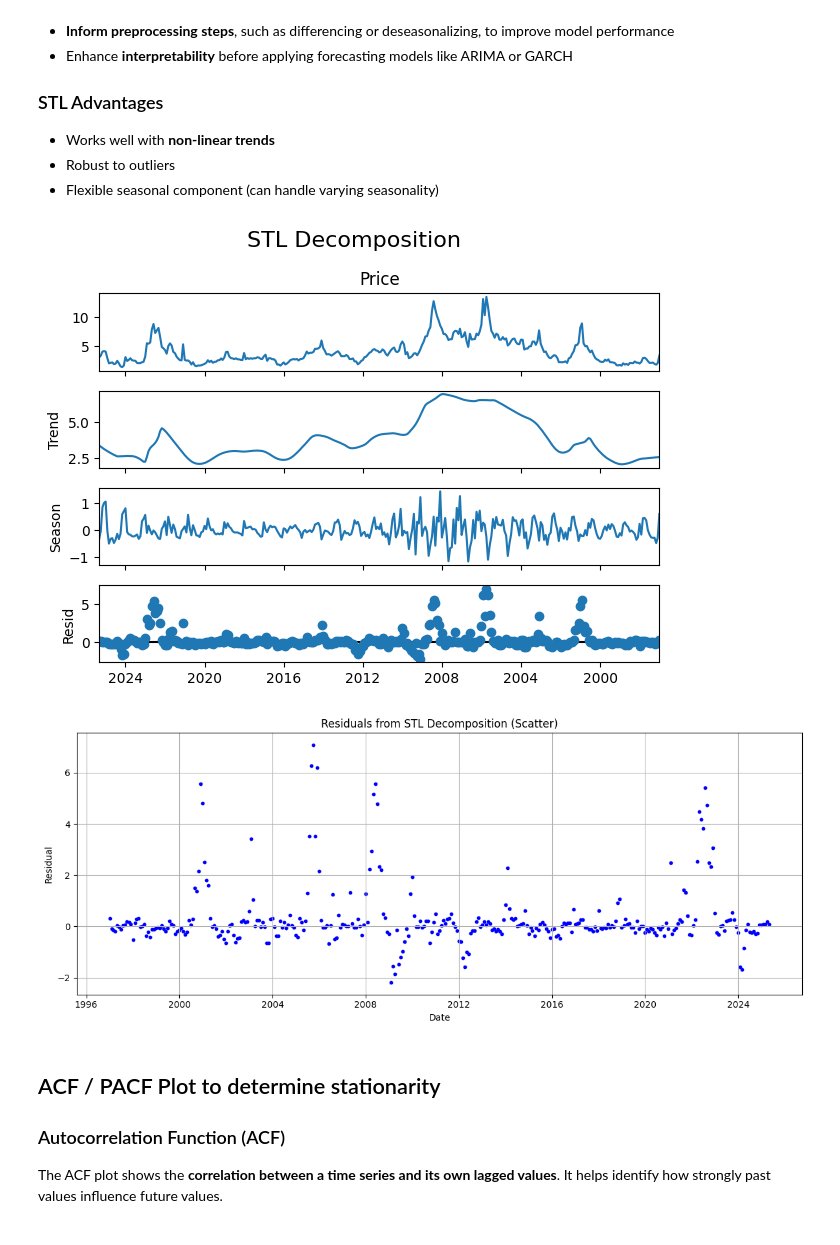
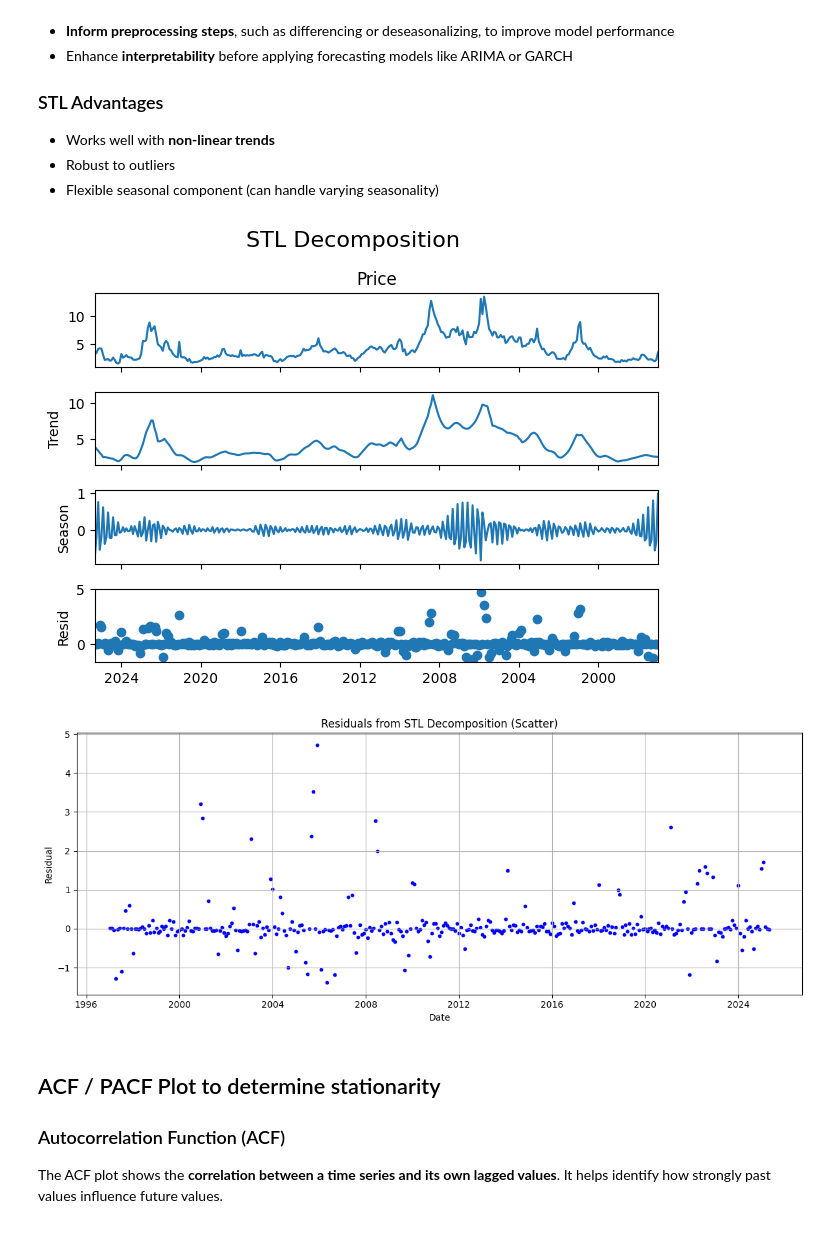
Before and after one commit to injilashah/TSD, a Jupyter notebook: Notebooks/natural_gas.ipynb, the cells around one changed output. Drawn from its saved outputs; the diff is of its cells as text; code cells hidden in the pictures.

```diff
--- a/Notebooks/natural_gas.ipynb
+++ b/Notebooks/natural_gas.ipynb
@@ -147,24 +147,24 @@ plot_timeseries(ts)
 # %%
 
 from statsmodels.tsa.seasonal import STL
 import matplotlib.pyplot as plt
 
 
-stl = STL(ts["Price"], period=12, robust=True)
+stl = STL(ts["Price"], period=3, robust=True)
 result = stl.fit()
 
 # Extract components
 trend = result.trend
 seasonal = result.seasonal
 resid = result.resid
 
 # Plot components
 result.plot()
 plt.suptitle("STL Decomposition", fontsize=16)
 plt.tight_layout()
 plt.show()
 # %% [output]
-[figure, old version]
+[figure, new version]
 # %%
 plt.figure(figsize=(12, 5))
 resid = resid.dropna()
@@ -176,7 +176,7 @@ plt.grid(True)
 plt.tight_layout()
 plt.show()
 # %% [output]
-[figure, old version]
+[figure, new version]
 # %% [markdown]
 ## <font color='367588'> ACF / PACF Plot to determine stationarity </font>
 
```
Also changed, not shown: parts of 3 cells of this notebook, 1 other file.
